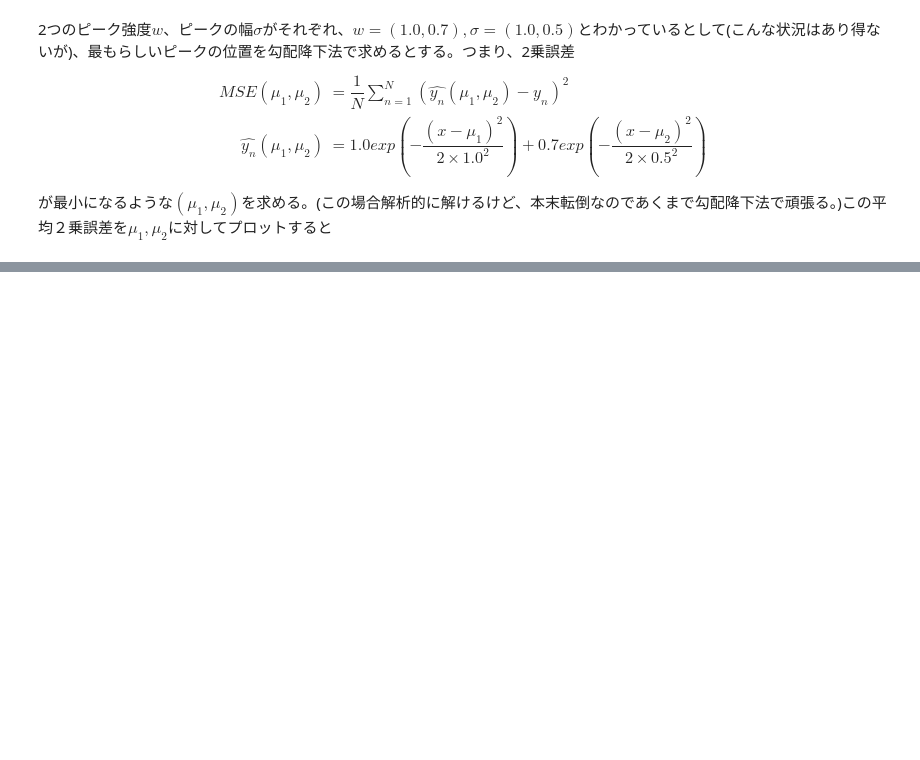
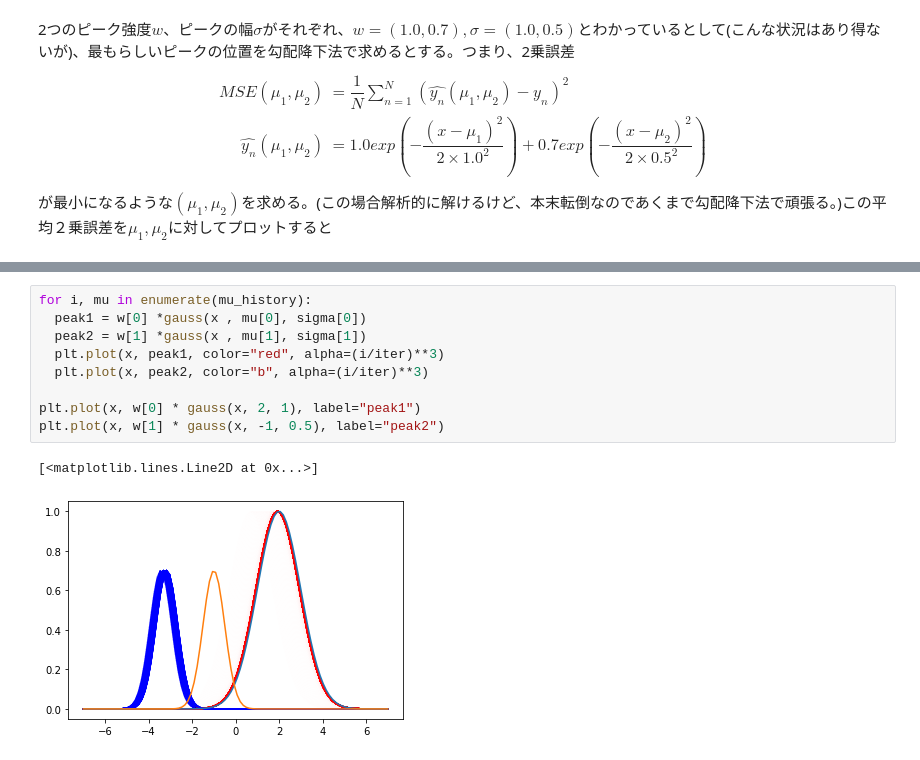
Before and after one commit to fftakumi/MOD2NNQ, a Jupyter notebook: Optimizer/introduction.ipynb, the cells around one changed output, grey strips where cells are left out. Cells and saved outputs as stored; diff of their text form; blank space fills up the shorter version.

```diff
--- a/Optimizer/introduction.ipynb
+++ b/Optimizer/introduction.ipynb
@@ -96,3 +122,15 @@ Text(0.5, 0, '$E$')
+# %%
+for i, mu in enumerate(mu_history):
+  peak1 = w[0] *gauss(x , mu[0], sigma[0])
+  peak2 = w[1] *gauss(x , mu[1], sigma[1])
+  plt.plot(x, peak1, color="red", alpha=(i/iter)**3)
+  plt.plot(x, peak2, color="b", alpha=(i/iter)**3)
+
+plt.plot(x, w[0] * gauss(x, 2, 1), label="peak1")
+plt.plot(x, w[1] * gauss(x, -1, 0.5), label="peak2")
+# %% [output]
+[<matplotlib.lines.Line2D at 0x...>]
+[figure, added]
 # %%
 for i, mu in enumerate(mu_history):
   peak1 = w[0] *gauss(x , mu[0], sigma[0])
```
Also changed, not shown: parts of 5 cells of this notebook, 2 other files.
